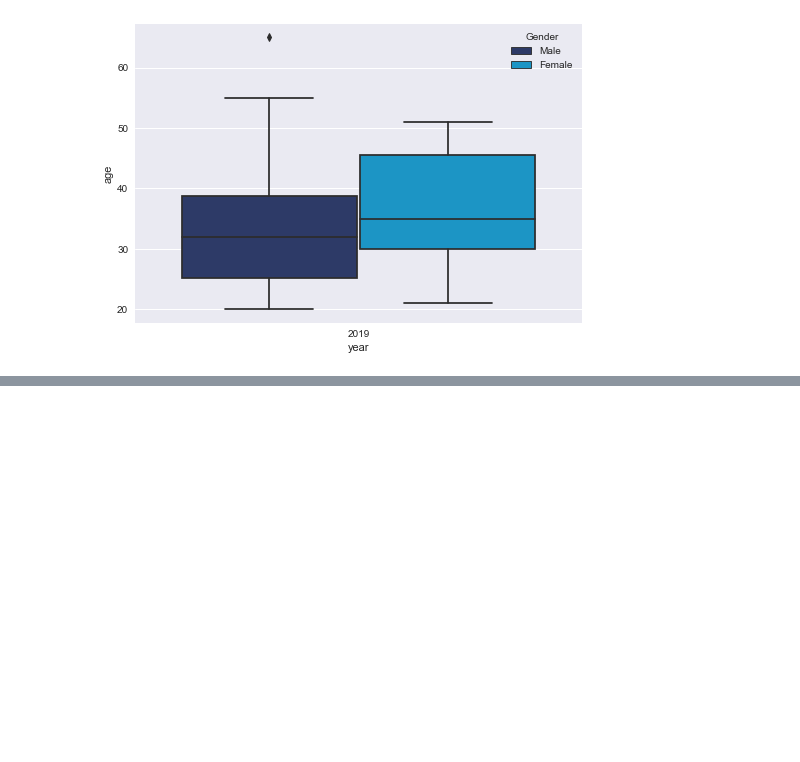
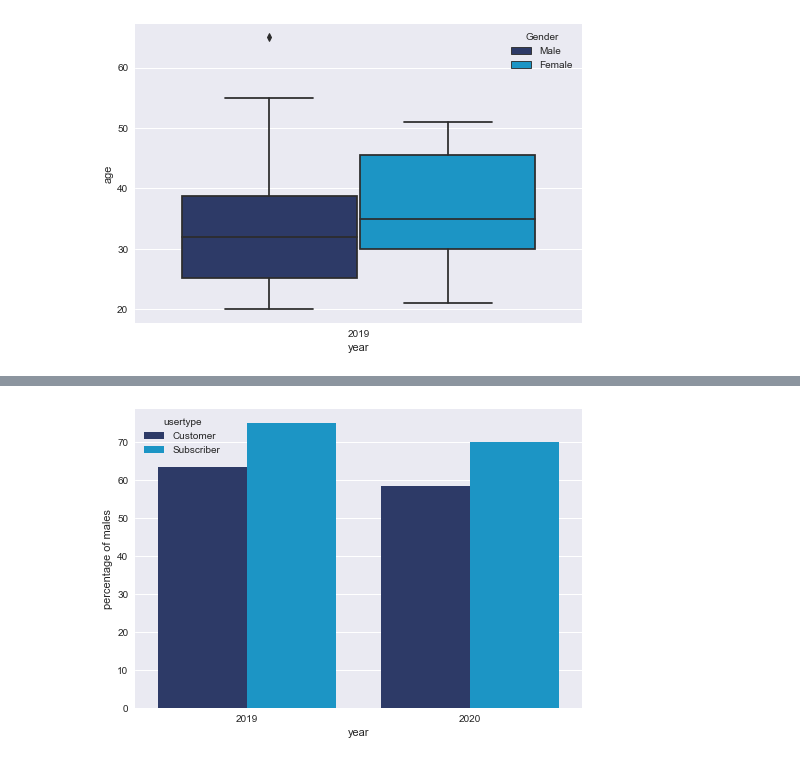
Before and after one commit to JingyiChen1996/DS4A-Team17, a Jupyter notebook: lauren/subscriber_and_customer_analysis.ipynb, the cells around one changed output, grey strips where cells are left out. Saved outputs shown, nothing was run; the diff lists cells and outputs as text; code cells hidden in the pictures; blank space fills up the shorter version.

```diff
--- a/lauren/subscriber_and_customer_analysis.ipynb
+++ b/lauren/subscriber_and_customer_analysis.ipynb
@@ -137,0 +158,31 @@ fig.savefig("images/fig2.png")
+# %%
+# plot average age by usertype
+box = sns.boxplot(x="year", y="age", hue="usertype", data=smaller, palette=sns.set_palette(flatui))
+fig = box.get_figure()
+fig.savefig("images/fig4.png")
+# %%
+# plot percentage of genders
+flatui = ["#233571", "#00a1e1"]
+bar = sns.barplot(x="year", y="percentage", hue='usertype', data=smaller,
+                  ci=None, palette=sns.set_palette(flatui))
+fig = bar.get_figure()
+fig.savefig("images/fig2.png")
+# %%
+smaller_c = smaller[smaller['usertype'] == 'Customer']
+smaller_s = smaller[smaller['usertype'] == 'Subscriber']
+
+grouped_user_c = smaller_c.groupby(['year', 'Gender', 'usertype']).agg({'age': 'count'})
+perc_user_c = grouped_user_c.groupby(level=0).apply(lambda x: 100 * x / float(x.sum()))
+perc_user_c = perc_user_c.reset_index()
+perc_user_c.columns = ['year', 'Gender', 'usertype', 'percentage']
+perc_user_c
+
+grouped_user_s = smaller_s.groupby(['year', 'Gender', 'usertype']).agg({'age': 'count'})
+perc_user_s = grouped_user_s.groupby(level=0).apply(lambda x: 100 * x / float(x.sum()))
+perc_user_s = perc_user_s.reset_index()
+perc_user_s.columns = ['year', 'Gender', 'usertype', 'percentage']
+perc_user_s
+
+perc_user = pd.concat([perc_user_c, perc_user_s])
+
+perc_user.head()
@@ -137,0 +196,3 @@ fig.savefig("images/fig2.png")
+# %%
+smallest = perc_user[perc_user['Gender'] == 'Male']
+smallest
@@ -137,0 +205,10 @@ fig.savefig("images/fig2.png")
+# %%
+# plot percentage of genders
+flatui = ["#233571", "#00a1e1"]
+bar = sns.barplot(x="year", y="percentage", hue='usertype', data=smallest,
+                  ci=None, palette=sns.set_palette(flatui))
+plt.ylabel("percentage of males")
+fig = bar.get_figure()
+fig.savefig("images/fig5.png")
+# %% [output]
+[figure, added]
```
Also changed, not shown: parts of 9 cells of this notebook, 4 other files.
